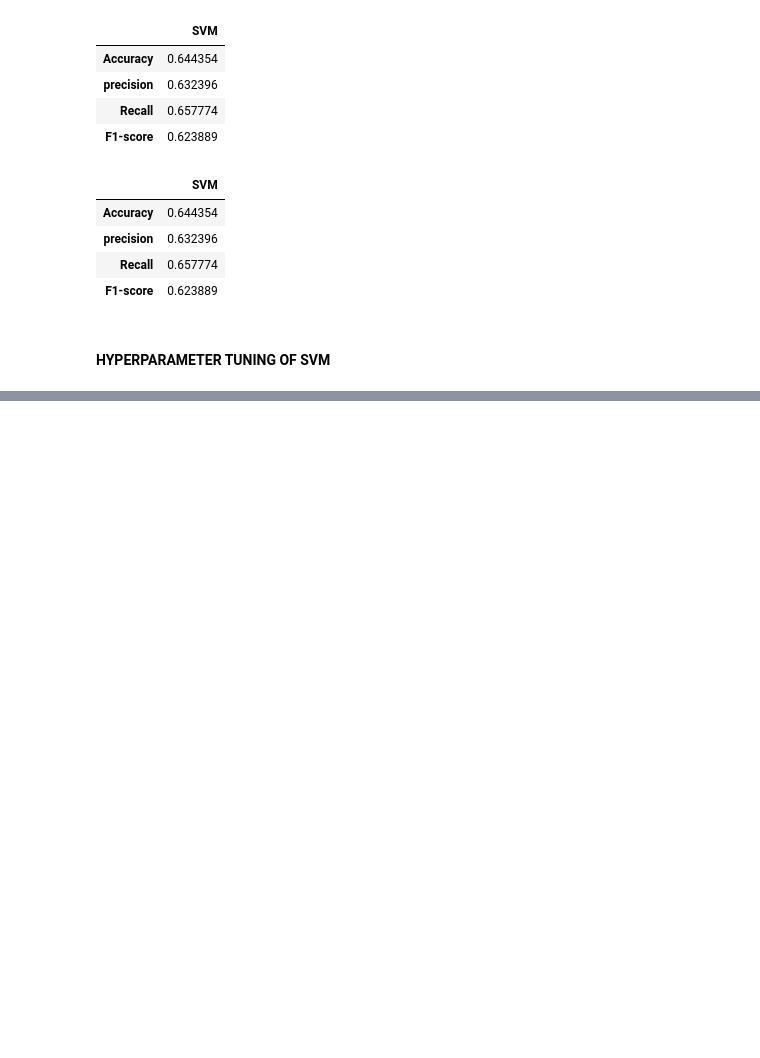
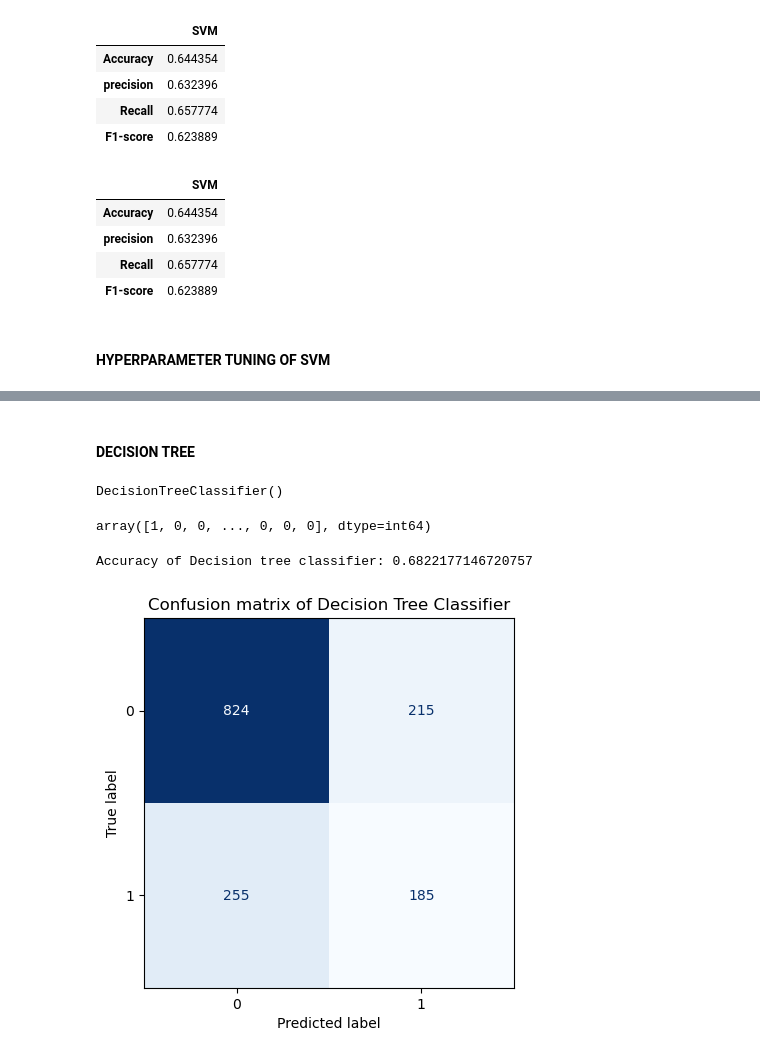
Before and after one commit to shanusaras/Lead_quality_categorization_for_enhanced_sales, a Jupyter notebook: sales effectiveness.ipynb, the cells around one changed output, grey strips where cells are left out. Saved outputs shown, nothing was run; the diff lists cells and outputs as text; code cells hidden in the pictures; blank space fills up the shorter version.

Commit message:
dicision tree, random forest, logistic regression, svm, gradient boost, xg boost model are implemented, tuned and evaluated

```diff
--- a/sales effectiveness.ipynb
+++ b/sales effectiveness.ipynb
@@ -1357,25 +1357,29 @@ svm_result1.style.background_gradient(cmap= 'Blues')
 # %% [markdown]
 #### HYPERPARAMETER TUNING OF SVM
 # %%
+# importing the required libraries
+from sklearn.svm import SVC
+from sklearn.model_selection import RandomizedSearchCV
+from sklearn.model_selection import GridSearchCV
 # initializing the model
 svm= SVC()
 
 # defining the parameter grid
 param_grid= {
-             'C': [0.1, 1, 10, 100],
-             'gamma': [1, 0.1, 0.01, 0.001, 0.0001],
+             'C': [0.1, 10],
+             'gamma': ['scale', 'auto'],
              'kernel': ['rbf', 'linear']}
 
 # using grid search cv for searching best hyperparameters
-grid_search= GridSearchCV(svm, param_grid=param_grid, cv= 5, scoring= 'accuracy', verbose= 1, n_jobs= -1)
+g_search= GridSearchCV(svm, param_grid, cv= 5, scoring= 'accuracy', verbose= 1, n_jobs= -1)
 
 # fitting the model
-grid_search.fit(X_train_scaled_sm, y_train_sm)
+g_search.fit(X_train_scaled_sm, y_train_sm)
 
 # Setting the model to the best combination of parameters
-tuned_svm_model_cv= grid_search.best_estimator_
+tuned_svm_model_cv= g_search.best_estimator_
 
 # Summarizing the result
-print('Best Score: ', grid_search.best_score_)
-print('Best hyperparameters: ', grid_search.best_params_)
+print('Best Score: ', g_search.best_score_)
+print('Best hyperparameters: ', g_search.best_params_)
 # %% [output]
@@ -1416,0 +1445,34 @@ tuned_svm_result1.style.background_gradient(cmap= 'Blues')
+# %% [markdown]
+#### DECISION TREE
+# %%
+# importing the libraries
+from sklearn.tree import DecisionTreeClassifier
+
+# Initializing the model
+dt_model= DecisionTreeClassifier()
+
+# fitting the model to the train data
+dt_model.fit(X_train_scaled_sm,y_train_sm)
+# %% [output]
+DecisionTreeClassifier()
+# %%
+# prediction
+y_pred= dt_model.predict(X_test_scaled)
+y_pred
+# %% [output]
+array([1, 0, 0, ..., 0, 0, 0], dtype=int64)
+# %%
+# evaluation
+a = accuracy_score(y_test,y_pred)
+print(f'Accuracy of Decision tree classifier: {a}')
+# %% [output]
+Accuracy of Decision tree classifier: 0.6822177146720757
+# %%
+# Confusion matrix
+
+from sklearn.metrics import ConfusionMatrixDisplay
+ConfusionMatrixDisplay.from_estimator(dt_model, X_test_scaled, y_test, colorbar= False, cmap= 'Blues')
+plt.title('Confusion matrix of Decision Tree Classifier')
+plt.grid(False)
+# %% [output]
+[figure, added]
```
Also changed, not shown: parts of 91 cells of this notebook.
